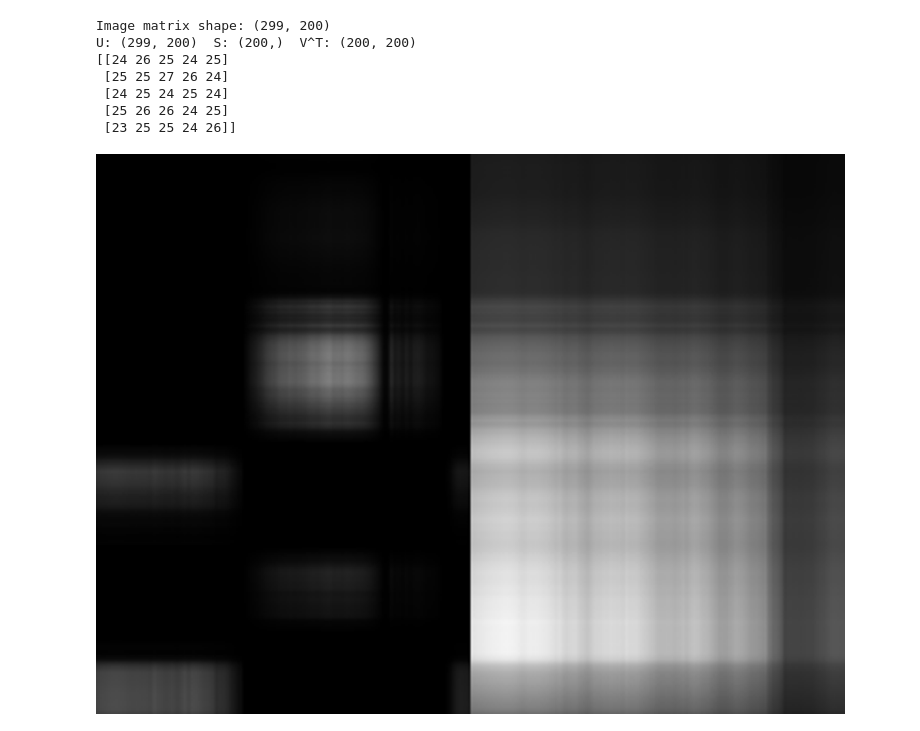
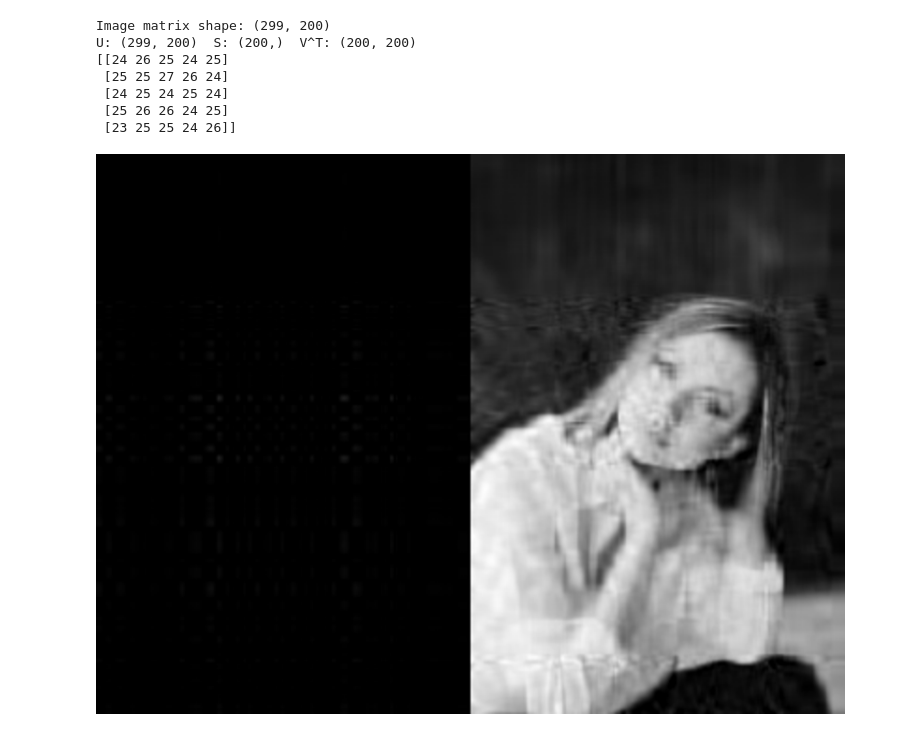
Before and after one commit to febse/ta, a Jupyter notebook: class/03-02-A-SVD-Small-Example.ipynb, the cells around one changed output. Saved outputs shown, nothing was run; the diff lists cells and outputs as text; code cells hidden in the pictures.

```diff
--- a/class/03-02-A-SVD-Small-Example.ipynb
+++ b/class/03-02-A-SVD-Small-Example.ipynb
@@ -576,33 +576,35 @@ U: (299, 200)  S: (200,)  V^T: (200, 200)
  [25 26 26 24 25]
  [23 25 25 24 26]]
 # %%
-def show_reconstructed_image(comp_n, U, S, VT):
-    # Convert to uint8 and display
-    rank1_component = S[comp_n] * np.outer(U[:, comp_n], VT[comp_n, :])
-    rank1_uint8 = np.clip(rank1_component, 0, 255).astype(np.uint8)
-    rank1_pil = Image.fromarray(rank1_uint8)
-    # display(rank1_pil.resize((400, int(rank1_pil.height * 400 / rank1_pil.width))))
+def show_reconstructed_image(start_layer, end_layer, U, S, VT):
+    if not 0 <= start_layer < end_layer <= len(S):
+        raise ValueError(f"Expected 0 <= start_layer < end_layer <= {len(S)}")
 
-    # Reconstruct the image using only the first singular value
-    img_rank1 = U[:, 0:comp_n] @ np.diag(S[0:comp_n]) @ VT[0:comp_n, :]
+    # Display the first singular layer in the selected range
+    first_layer = S[start_layer] * np.outer(U[:, start_layer], VT[start_layer, :])
+    first_layer_uint8 = np.clip(first_layer, 0, 255).astype(np.uint8)
+    first_layer_pil = Image.fromarray(first_layer_uint8)
 
-    # Convert to uint8 and display
-    img_rank1_uint8 = np.clip(img_rank1, 0, 255).astype(np.uint8)
-    img_rank1_pil = Image.fromarray(img_rank1_uint8)
-    # display(img_rank1_pil.resize((400, int(img_rank1_pil.height * 400 / img_rank1_pil.width))))
+    # Reconstruct the image from the selected layers [start_layer, end_layer)
+    range_reconstruction = U[:, start_layer:end_layer] @ np.diag(S[start_layer:end_layer]) @ VT[start_layer:end_layer, :]
+
+    range_uint8 = np.clip(range_reconstruction, 0, 255).astype(np.uint8)
+    range_pil = Image.fromarray(range_uint8)
 
     # Show both images side by side for comparison
-    combined_width = rank1_pil.width + img_rank1_pil.width
-    combined_height = max(rank1_pil.height, img_rank1_pil.height)
+    combined_width = first_layer_pil.width + range_pil.width
+    combined_height = max(first_layer_pil.height, range_pil.height)
     combined_image = Image.new('L', (combined_width, combined_height))
-    combined_image.paste(rank1_pil, (0, 0))
-    combined_image.paste(img_rank1_pil, (rank1_pil.width, 0))
+    combined_image.paste(first_layer_pil, (0, 0))
+    combined_image.paste(range_pil, (first_layer_pil.width, 0))
 
     return combined_image.resize((800, int(combined_image.height * 800 / combined_image.width)))
 # %%
-# Left: the single layer number k. Right: the sum of the layers before k
-layer_number = 1
+# Left: the first singular layer in the range. Right: the reconstruction from the range.
+# The start layer is included and the end layer is excluded (Python slice convention).
+start_layer = 20
+end_layer = 30
 
-display(show_reconstructed_image(layer_number, U_img, S_img, VT_img))
+display(show_reconstructed_image(start_layer, end_layer, U_img, S_img, VT_img))
 # %% [output]
-[figure, old version]
+[figure, new version]
```
